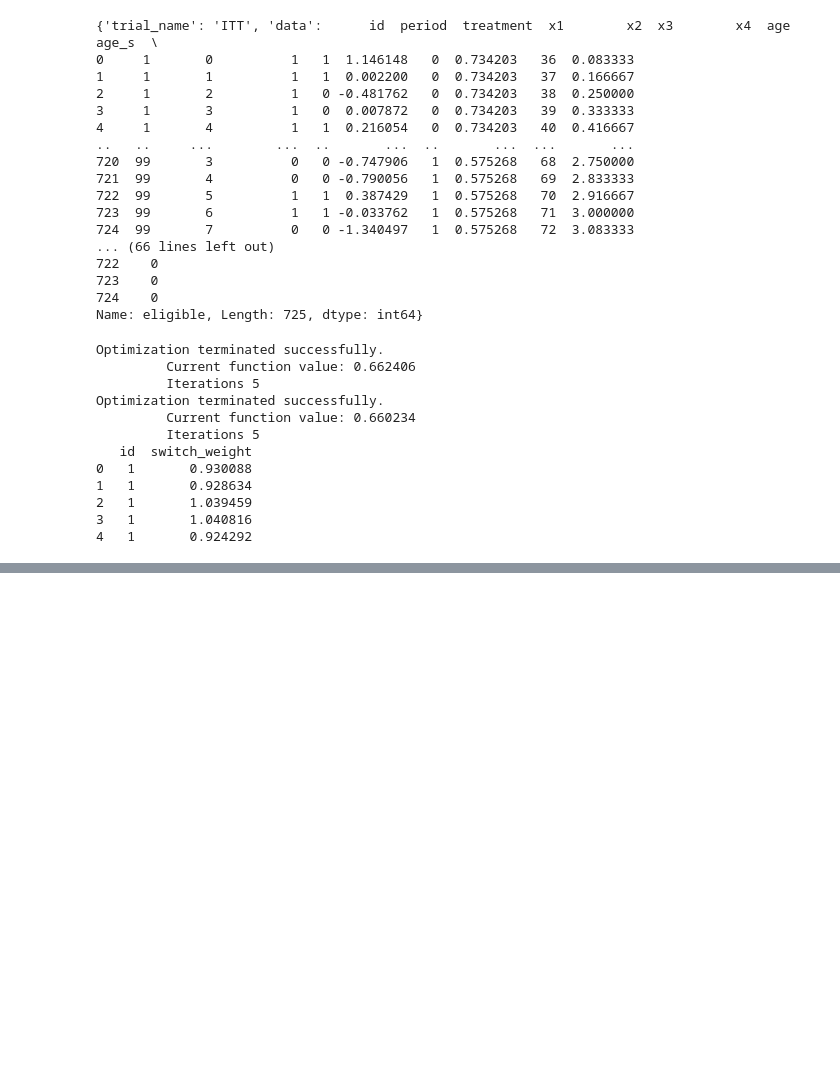
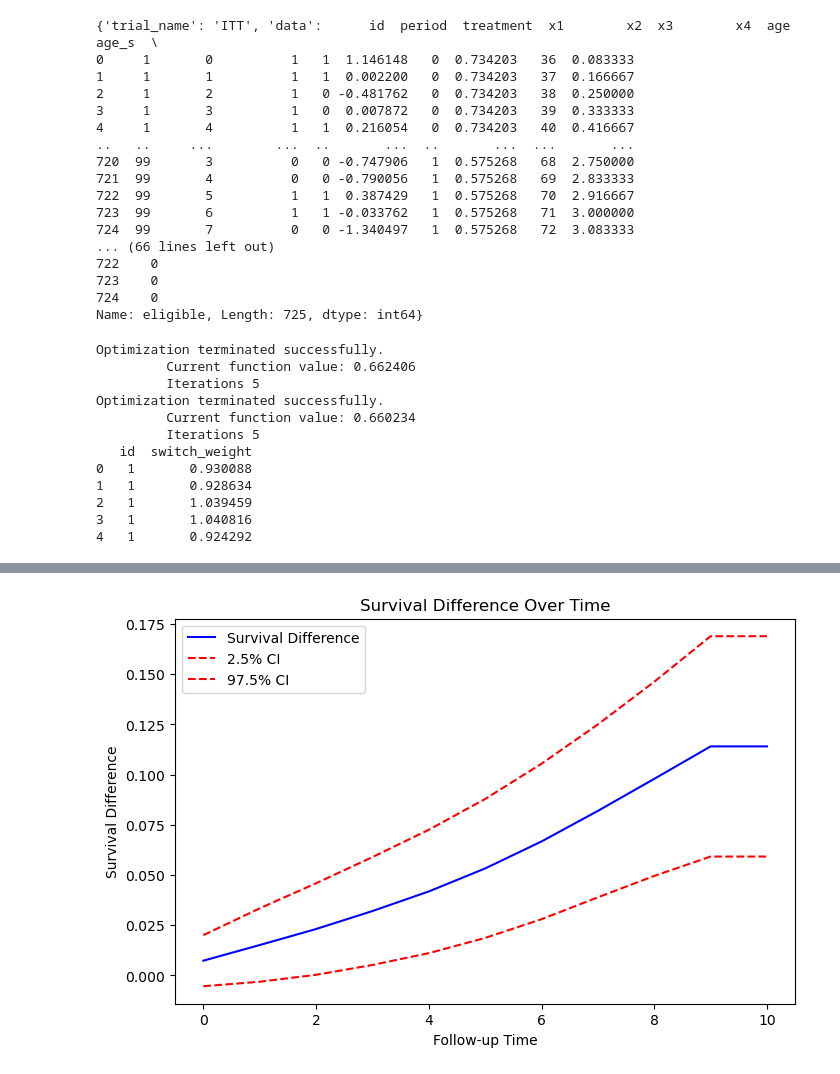
Before and after one commit to mykroble/Data_Analytics, a Jupyter notebook: TTE/TTE_Converted.ipynb, the cells around one changed output, grey strips where cells are left out. Saved outputs shown, nothing was run; the diff lists cells and outputs as text; code cells hidden in the pictures; blank space fills up the shorter version.

```diff
--- a/TTE/TTE_Converted.ipynb
+++ b/TTE/TTE_Converted.ipynb
@@ -144,0 +428,15 @@ Optimization terminated successfully.
+# %%
+def load_expanded_data(data, seed=1234, p_control=0.5):
+    np.random.seed(seed)
+
+    # If p_control < 1, randomly drop some outcome == 0 rows
+    if p_control < 1:
+        control_mask = (data["outcome"] == 0)  # Identify control cases
+        sample_mask = control_mask & (np.random.rand(len(data)) > p_control)
+        data = data[~sample_mask]  # Drop some controls
+
+    return data
+
+# Load ITT trial data with sampling
+expanded_data_itt = load_expanded_data(expanded_data_itt, seed=1234, p_control=0.5)
+expanded_data_pp = load_expanded_data(expanded_data_pp, seed=1234, p_control=0.5)
@@ -144,0 +517,45 @@ Optimization terminated successfully.
+# %%
+from lifelines import KaplanMeierFitter
+
+# Step 1: Fit a Kaplan-Meier Survival Model for ITT trial
+kmf_treated = KaplanMeierFitter()
+kmf_control = KaplanMeierFitter()
+
+# Subset data for assigned_treatment = 1 (treated) and 0 (control)
+data_treated = expanded_data_itt[expanded_data_itt["assigned_treatment"] == 1]
+data_control = expanded_data_itt[expanded_data_itt["assigned_treatment"] == 0]
+
+# Fit Kaplan-Meier survival curves
+kmf_treated.fit(data_treated["followup_time"], event_observed=data_treated["outcome"], label="Treated")
+kmf_control.fit(data_control["followup_time"], event_observed=data_control["outcome"], label="Control")
+
+# Step 2: Predict survival probabilities over time
+followup_times = np.arange(0, 11)  # Predict for 0 to 10 follow-up periods
+survival_treated = kmf_treated.survival_function_at_times(followup_times)
+survival_control = kmf_control.survival_function_at_times(followup_times)
+
+# Compute the survival difference
+survival_diff = survival_treated - survival_control
+# Step 3: Plot Survival Difference
+plt.figure(figsize=(8, 5))
+plt.plot(followup_times, survival_diff, label="Survival Difference", color="blue")
+
+# Confidence intervals (assuming normal approximation)
+std_error = np.sqrt(survival_treated * (1 - survival_treated) / len(data_treated) +
+                    survival_control * (1 - survival_control) / len(data_control))
+
+ci_lower = survival_diff - 1.96 * std_error
+ci_upper = survival_diff + 1.96 * std_error
+
+# Add confidence interval lines
+plt.plot(followup_times, ci_lower, color="red", linestyle="dashed", label="2.5% CI")
+plt.plot(followup_times, ci_upper, color="red", linestyle="dashed", label="97.5% CI")
+
+# Labels and legend
+plt.xlabel("Follow-up Time")
+plt.ylabel("Survival Difference")
+plt.title("Survival Difference Over Time")
+plt.legend()
+plt.show()
+# %% [output]
+[figure, added]
```
Also changed, not shown: parts of 11 cells of this notebook, 5 other files.
